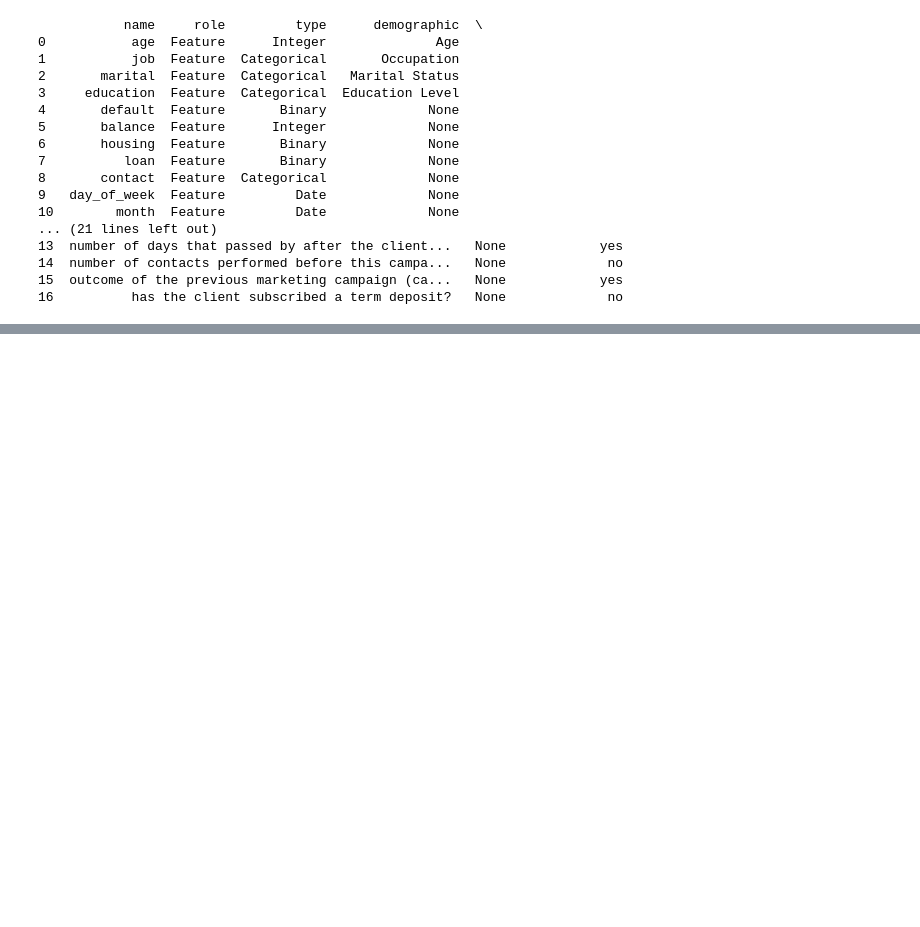
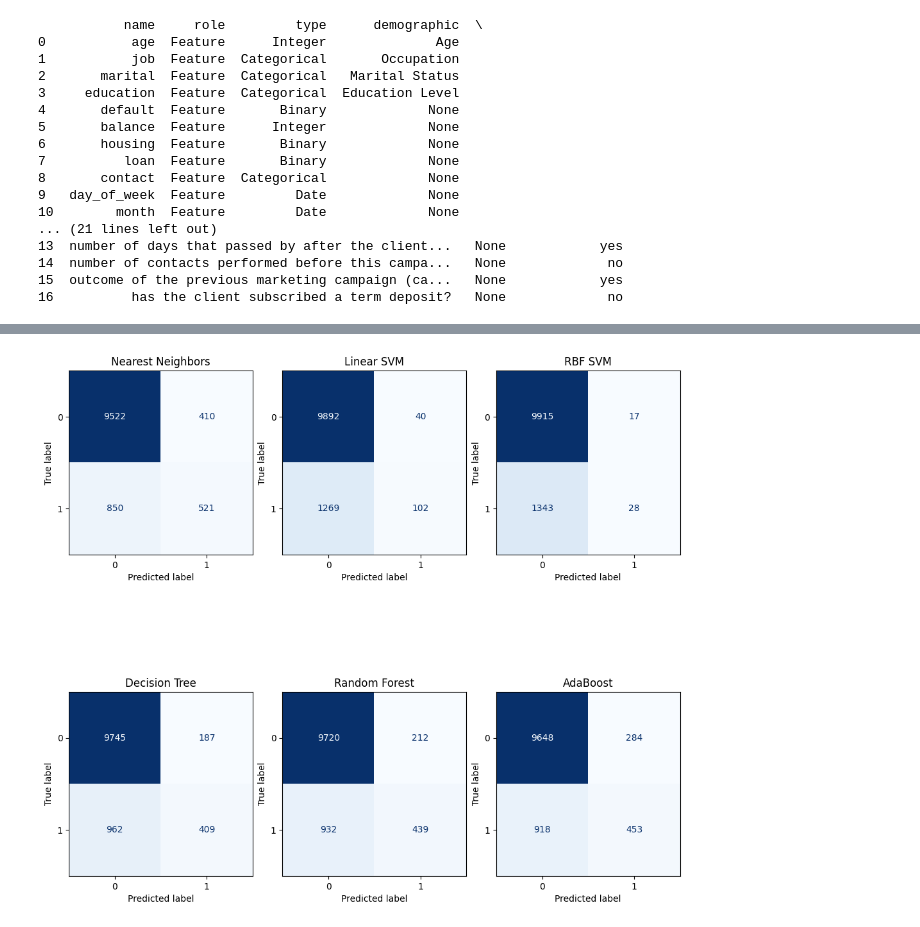
Before and after one commit to jhcheng/DTSA5509, a Jupyter notebook: bank_marketing.ipynb, the cells around one changed output, grey strips where cells are left out. Cells and saved outputs as stored; diff of their text form; code cells hidden in the pictures; blank space fills up the shorter version.

```diff
--- a/bank_marketing.ipynb
+++ b/bank_marketing.ipynb
@@ -48,0 +253,8 @@ TypeError: 'NoneType' object is not callable
+# %%
+models = []
+for name, clf in zip(names, classifiers):
+    clf = make_pipeline(StandardScaler(), clf)
+    %timeit clf.fit(X_train, y_train)
+    score = clf.score(X_test, y_test)
+    print('{:<18s}: {:.10f}'.format(name, score))
+    models.append(clf)
@@ -48,0 +274,14 @@ TypeError: 'NoneType' object is not callable
+# %%
+_, axs = plt.subplots(2, 3, figsize=(10, 10), layout="constrained")
+
+i = 0
+axs_array = axs.flat
+for name, clf in zip(names, models):
+    y_pred = clf.predict(X_test)
+    disp = ConfusionMatrixDisplay.from_predictions(y_test, y_pred, cmap=plt.cm.Blues, ax=axs_array[i], colorbar=False)
+    disp.ax_.set_title(name)
+    i += 1
+
+plt.show()
+# %% [output]
+[figure, added]
```
Also changed, not shown: parts of 25 cells of this notebook.
